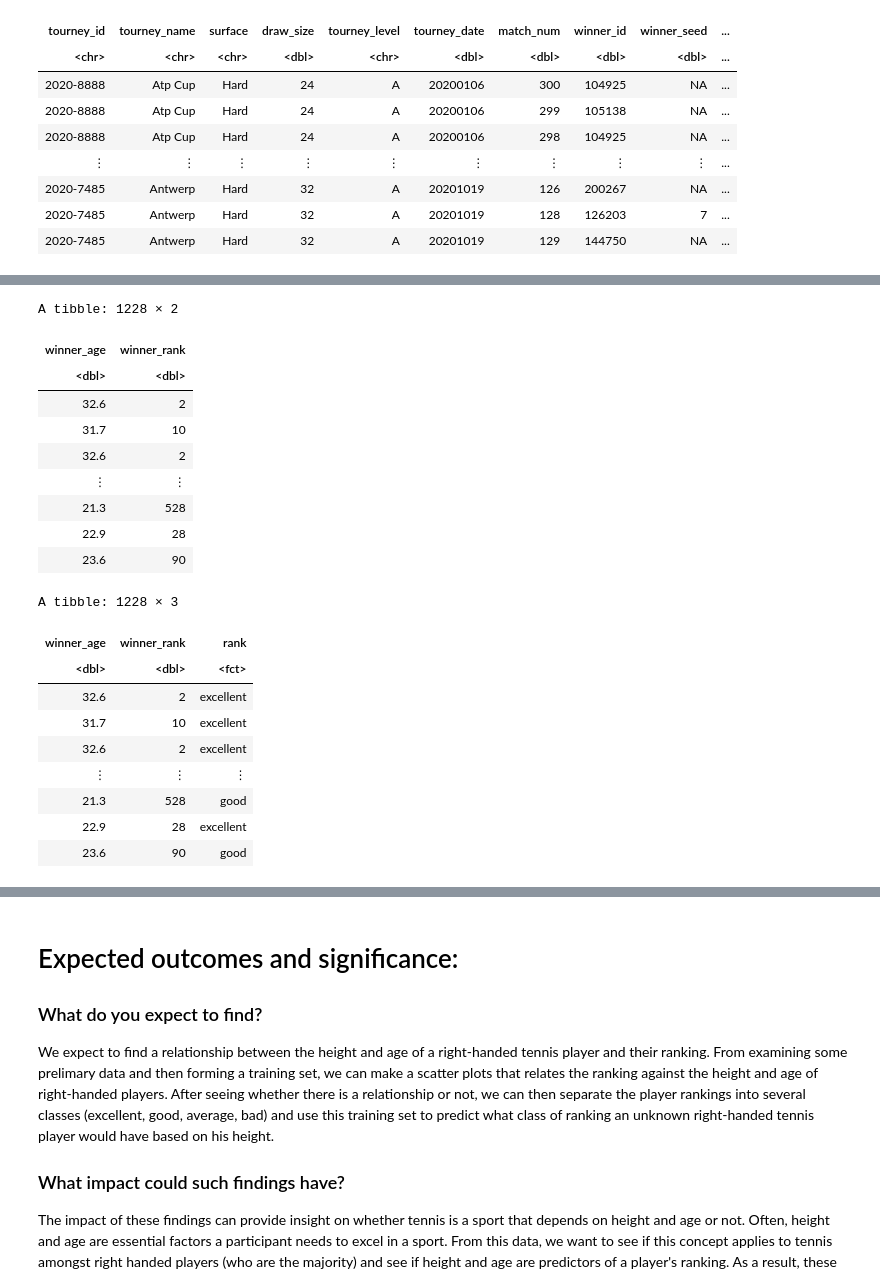
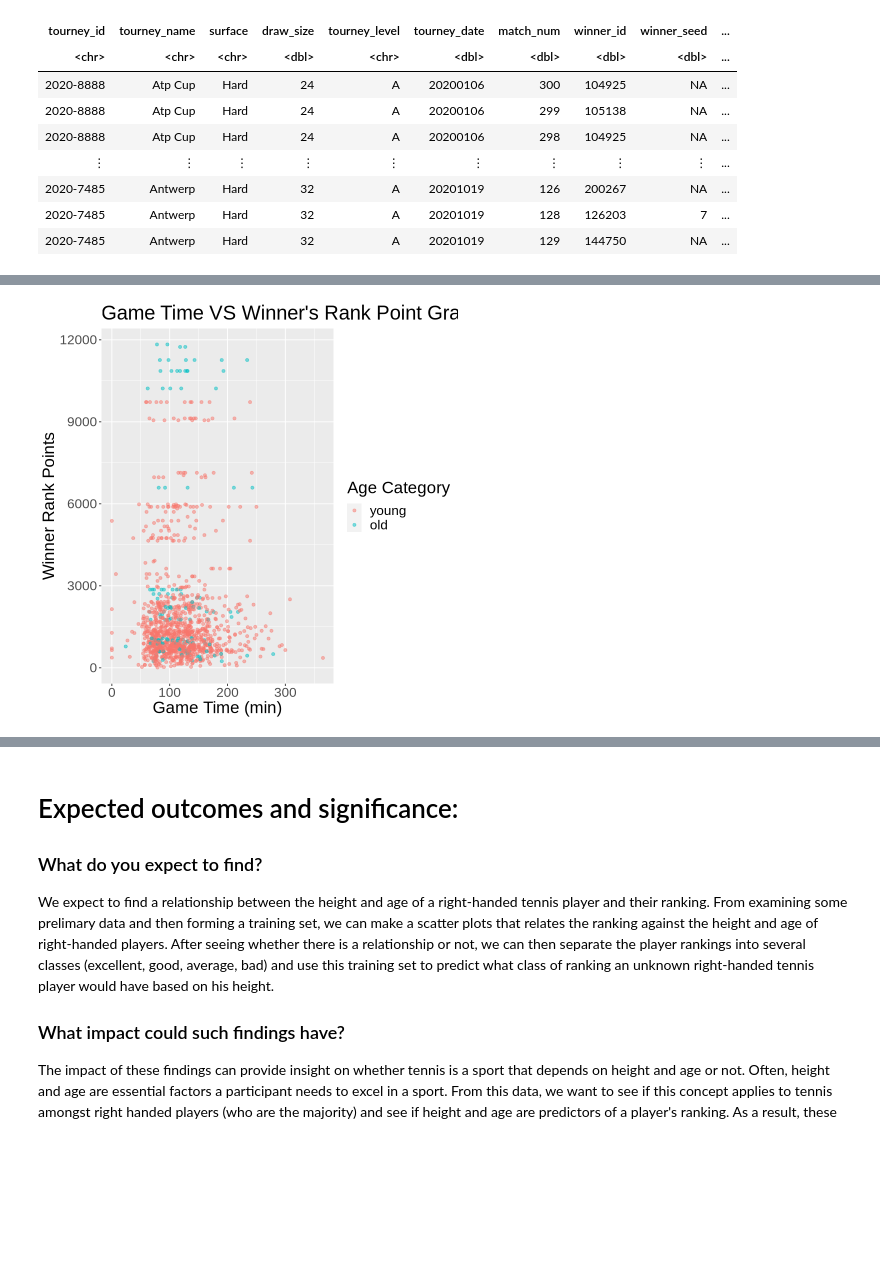
Before and after one commit to lillian6666666/deci_100_group_project_18, a Jupyter notebook: project.ipynb, the cells around one changed output, grey strips where cells are left out. Saved outputs shown, nothing was run; the diff lists cells and outputs as text; code cells hidden in the pictures; blank space fills up the shorter version.

```diff
--- a/project.ipynb
+++ b/project.ipynb
@@ -104,33 +130,11 @@ A tibble: 1228 × 3
-# %%
-player_stats_with_age <- select (player_stats_righthanded, winner_age, winner_rank)  |>
-                            drop_na()
-player_stats_with_age
-# %% [output]
-A tibble: 1228 × 2
-| winner_age | winner_rank |
-| <dbl> | <dbl> |
-| 32.6 | 2 |
-| 31.7 | 10 |
-| 32.6 | 2 |
-| ⋮ | ⋮ |
-| 21.3 | 528 |
-| 22.9 | 28 |
-| 23.6 | 90 |
-# %%
-age_with_category <- player_stats_with_age |>
-                    mutate(rank = ifelse(winner_rank < 50, "excellent",
-                    ifelse(winner_rank > 50 &  winner_age <=150, "good",
-                    ifelse(winner_rank > 150 &  winner_age <=300, "upper-middle", "normal")))) |>
-                    mutate(rank = factor(rank, levels=c("excellent", "good", "upper-middle", "normal")))
-age_with_category
-# %% [output]
-A tibble: 1228 × 3
-| winner_age | winner_rank | rank |
-| <dbl> | <dbl> | <fct> |
-| 32.6 | 2 | excellent |
-| 31.7 | 10 | excellent |
-| 32.6 | 2 | excellent |
-| ⋮ | ⋮ | ⋮ |
-| 21.3 | 528 | good |
-| 22.9 | 28 | excellent |
-| 23.6 | 90 | good |
+# %%
+Time_Rank_plot <- ggplot (stats_with_category, aes(x = minutes, y = winner_rank_points)) +
+                    geom_point(alpha = 0.5, aes(color = age_category)) +
+                    xlab("Game Time (min)") +
+                    ylab("Winner Rank Points") +
+                    labs(colour = "Age Category") +
+                    ggtitle("Game Time VS Winner's Rank Point Gragh") +
+                    theme(text = element_text(size = 20))
+Time_Rank_plot
+# %% [output]
+[figure, added]
```
Also changed, not shown: parts of 9 cells of this notebook.
